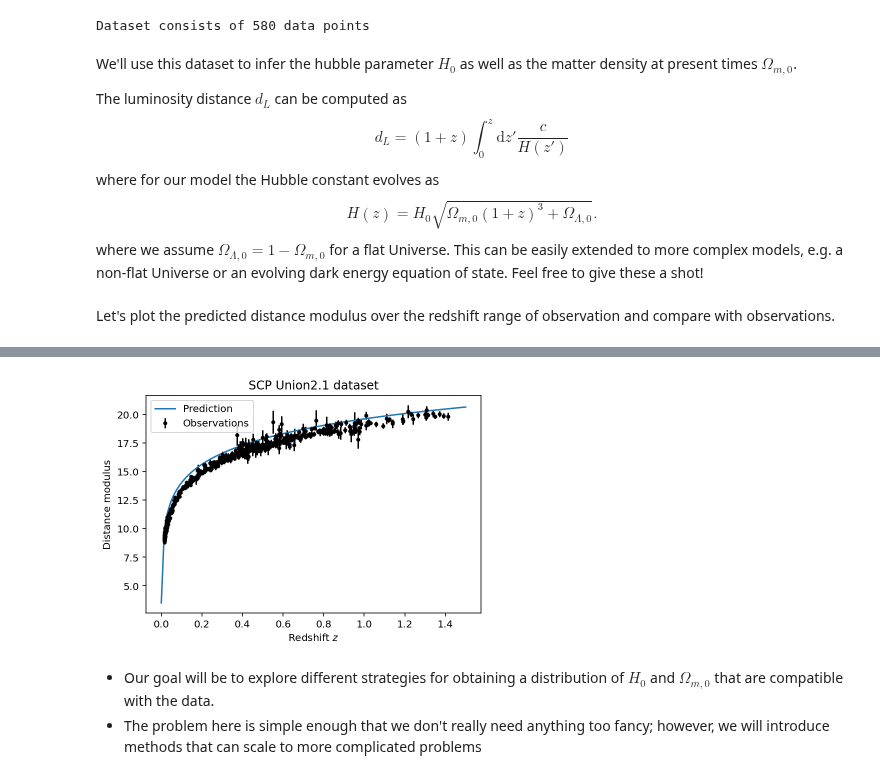
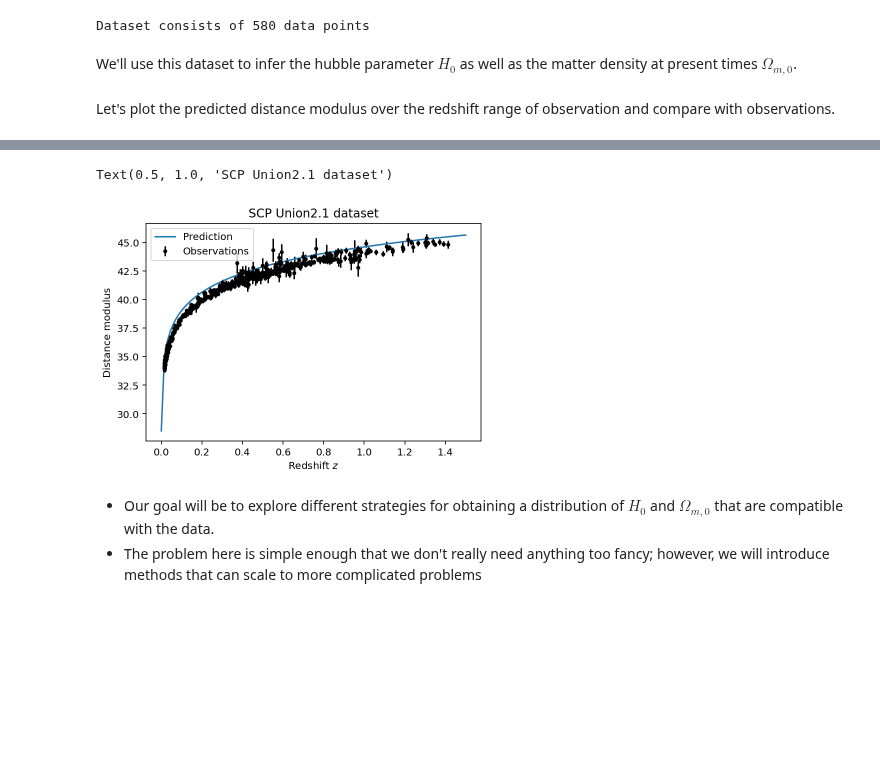
Before and after one commit to smsharma/deep-prob-prog-tutorials, a Jupyter notebook: 01_mcmc_and_vi.ipynb, the cells around one changed output, grey strips where cells are left out. Saved outputs shown, nothing was run; the diff lists cells and outputs as text; code cells hidden in the pictures; blank space fills up the shorter version.

```diff
--- a/01_mcmc_and_vi.ipynb
+++ b/01_mcmc_and_vi.ipynb
@@ -151,17 +166,9 @@ Text(0.5, 1.0, 'SCP Union2.1 dataset')
 print("Dataset consists of {} data points".format(len(mm)))
 # %% [output]
 Dataset consists of 580 data points
-# %% [markdown]
-We'll use this dataset to infer the hubble parameter $H_0$ as well as the matter density at present times $\Omega_{m,0}$.
-
-The luminosity distance $d_{L}$ can be computed as
-$$ d_{L} = (1 + z)\int_0^{z} \mathrm d z' \frac{c}{H(z')}$$
-where for our model the Hubble constant evolves as
-$$ H(z) = H_0\sqrt{\Omega_{m,0}(1 + z)^3 + \Omega_{\Lambda, 0}}.$$
-where we assume $\Omega_{\Lambda, 0} = 1 - \Omega_{m,0}$ for a flat Universe. This can be easily extended to more complex models, e.g. a non-flat Universe or an evolving dark energy equation of state. Feel free to give these a shot!
+# %% [markdown]
+We'll use this dataset to infer the hubble parameter $H_0$ as well as the matter density at present times $\Omega_{m,0}$.
 # %%
-from scipy.integrate import quad
-
 def H(z, H0=70., OmM=0.3, OmL=0.7):
     """ Hubble evolution
 
@@ -188,14 +195,14 @@ def mu(z, H0=70, OmM=0.3):
     :param H0: Hubble constant
     :param OmM: Matter density
     """
-    return jnp.log10(dL(z, H0, OmM) + 5.) * 5.
+    return 25. + jnp.log10(dL(z, H0, OmM) + 5.) * 5.
 # %% [markdown]
 Let's plot the predicted distance modulus over the redshift range of observation and compare with observations.
 # %%
 z_ary = np.linspace(0, 1.5, 100)
 
 plt.plot(z_ary, [mu(z, H0=50., OmM=0.5) for z in z_ary], label="Prediction")
-plt.errorbar(zs, mm - 25, yerr=dm, marker='.', ls='None', color='k', label="Observations")
+plt.errorbar(zs, mm, yerr=dm, marker='.', ls='None', color='k', label="Observations")
 
 plt.legend()
 
@@ -207,4 +214,5 @@ Text(0.5, 1.0, 'SCP Union2.1 dataset')
+Text(0.5, 1.0, 'SCP Union2.1 dataset')
-[figure, old version]
+[figure, new version]
 # %% [markdown]
 - Our goal will be to explore different strategies for obtaining a distribution of $H_0$ and $\Omega_{m,0}$ that are compatible with the data.
 - The problem here is simple enough that we don't really need anything too fancy; however, we will introduce methods that can scale to more complicated problems
```
Also changed, not shown: parts of 36 cells of this notebook.
